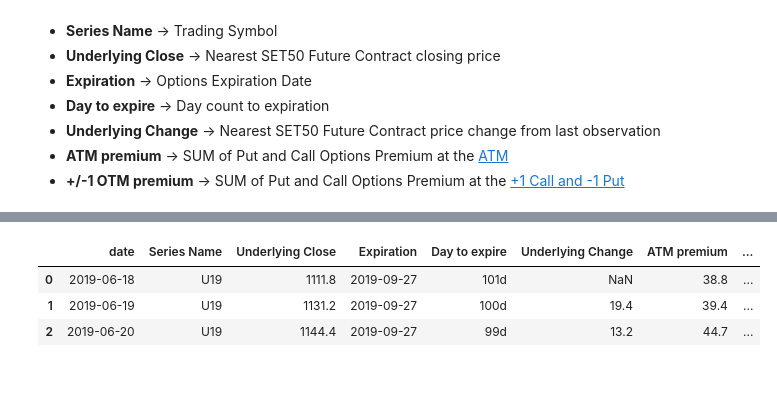
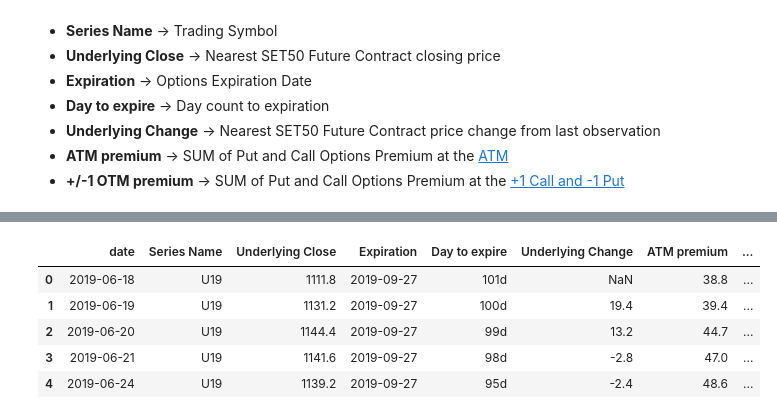
Before and after one commit to soi130/options_analysis, a Jupyter notebook: options_analytics.ipynb, the cells around one changed output, grey strips where cells are left out. Cells and saved outputs as stored; diff of their text form; code cells hidden in the pictures; blank space fills up the shorter version.

```diff
--- a/options_analytics.ipynb
+++ b/options_analytics.ipynb
@@ -116,7 +141,9 @@ merged_future.head(3)
 # %%
-manual_data.head(3)
+manual_data.head()
 # %% [output]
 |  | date | Series Name | Underlying Close | Expiration | Day to expire | Underlying Change | ATM premium | ... |
 | 0 | 2019-06-18 | U19 | 1111.8 | 2019-09-27 | 101d | NaN | 38.8 | ... |
 | 1 | 2019-06-19 | U19 | 1131.2 | 2019-09-27 | 100d | 19.4 | 39.4 | ... |
 | 2 | 2019-06-20 | U19 | 1144.4 | 2019-09-27 | 99d | 13.2 | 44.7 | ... |
+| 3 | 2019-06-21 | U19 | 1141.6 | 2019-09-27 | 98d | -2.8 | 47.0 | ... |
+| 4 | 2019-06-24 | U19 | 1139.2 | 2019-09-27 | 95d | -2.4 | 48.6 | ... |
```
Also changed, not shown: parts of 34 cells of this notebook, 3 other files.
